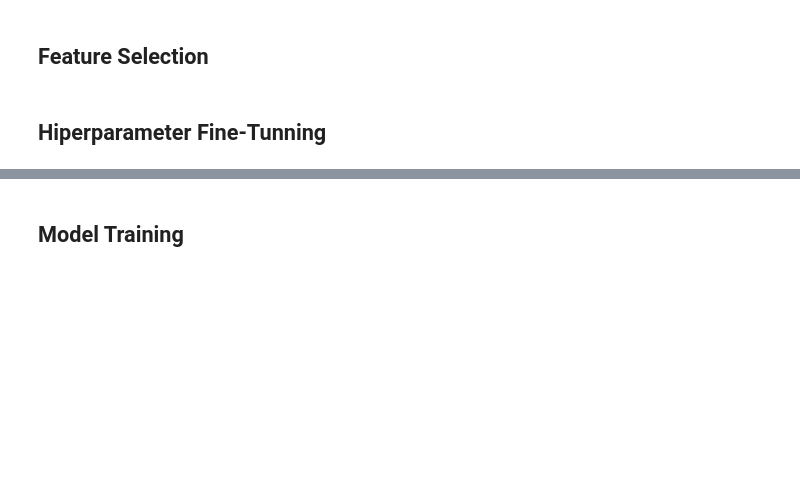
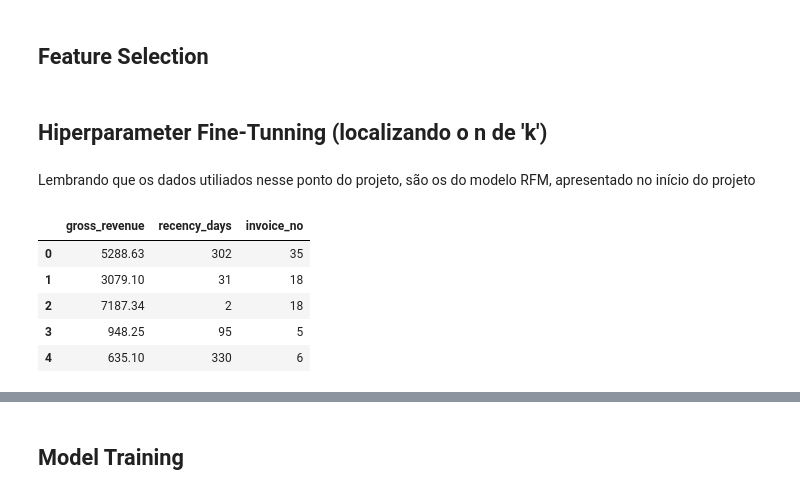
Before and after one commit to juanzimmer/customer_cluster, a Jupyter notebook: dataset.ipynb, the cells around one changed output, grey strips where cells are left out. Drawn from its saved outputs; the diff is of its cells as text; code cells hidden in the pictures; blank space fills up the shorter version.

```diff
--- a/dataset.ipynb
+++ b/dataset.ipynb
@@ -383,4 +387,4 @@ df5 = df4.copy()
 # %%
 df6 = df5.copy()
 # %% [markdown]
-## Hiperparameter Fine-Tunning
+## Hiperparameter Fine-Tunning (localizando o n de 'k')
@@ -388,0 +391,12 @@ df6 = df5.copy()
+# %% [markdown]
+Lembrando que os dados utiliados nesse ponto do projeto, são os do modelo RFM, apresentado no início do projeto
+# %%
+X = df6.drop(columns=['customer_id'])
+X.head()
+# %% [output]
+|  | gross_revenue | recency_days | invoice_no |
+| 0 | 5288.63 | 302 | 35 |
+| 1 | 3079.10 | 31 | 18 |
+| 2 | 7187.34 | 2 | 18 |
+| 3 | 948.25 | 95 | 5 |
+| 4 | 635.10 | 330 | 6 |
```
Also changed, not shown: parts of 11 cells of this notebook.
